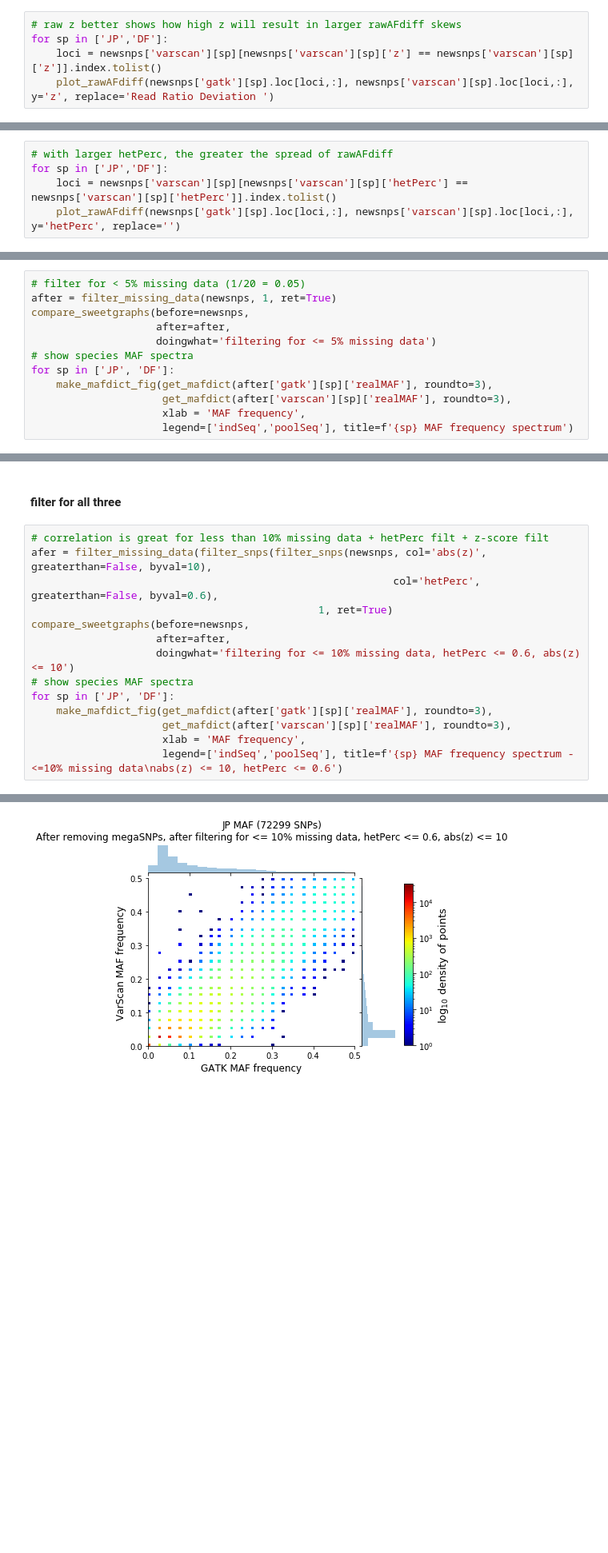
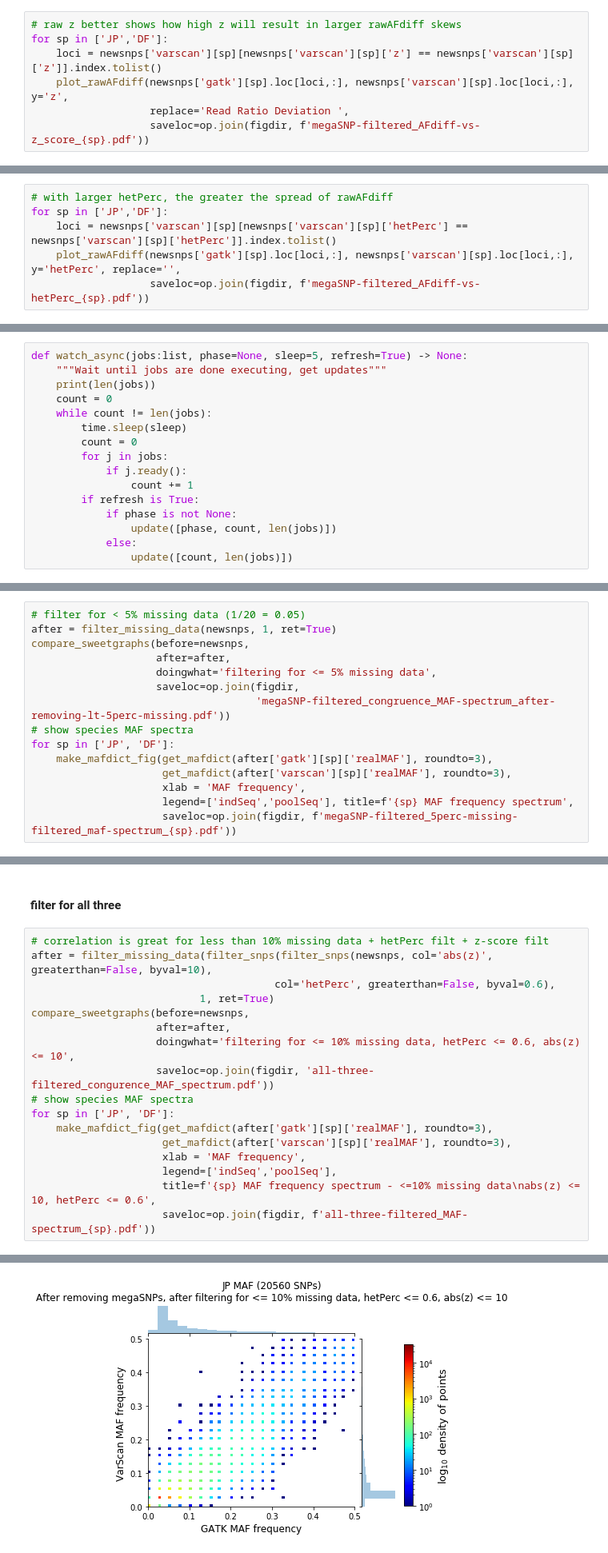
Before and after one commit to CoAdapTree/testdata_validation, a Jupyter notebook: 002_testdata_compare_AFs.ipynb, the cells around one changed output, grey strips where cells are left out. Shown at 80% size. Drawn from its saved outputs; the diff is of its cells as text; blank space fills up the shorter version.

```diff
--- a/002_testdata_compare_AFs.ipynb
+++ b/002_testdata_compare_AFs.ipynb
@@ -637,5 +634,7 @@ for sp in ['JP','DF']:
 # raw z better shows how high z will result in larger rawAFdiff skews
 for sp in ['JP','DF']:
     loci = newsnps['varscan'][sp][newsnps['varscan'][sp]['z'] == newsnps['varscan'][sp]['z']].index.tolist()
-    plot_rawAFdiff(newsnps['gatk'][sp].loc[loci,:], newsnps['varscan'][sp].loc[loci,:], y='z', replace='Read Ratio Deviation ')
+    plot_rawAFdiff(newsnps['gatk'][sp].loc[loci,:], newsnps['varscan'][sp].loc[loci,:], y='z',
+                   replace='Read Ratio Deviation ',
+                   saveloc=op.join(figdir, f'megaSNP-filtered_AFdiff-vs-z_score_{sp}.pdf'))
 # %% [output]
@@ -688,5 +694,6 @@ Correlation decreased :(
 # with larger hetPerc, the greater the spread of rawAFdiff
 for sp in ['JP','DF']:
     loci = newsnps['varscan'][sp][newsnps['varscan'][sp]['hetPerc'] == newsnps['varscan'][sp]['hetPerc']].index.tolist()
-    plot_rawAFdiff(newsnps['gatk'][sp].loc[loci,:], newsnps['varscan'][sp].loc[loci,:], y='hetPerc', replace='')
+    plot_rawAFdiff(newsnps['gatk'][sp].loc[loci,:], newsnps['varscan'][sp].loc[loci,:], y='hetPerc', replace='',
+                   saveloc=op.join(figdir, f'megaSNP-filtered_AFdiff-vs-hetPerc_{sp}.pdf'))
 # %% [output]
@@ -753,3 +769,19 @@ lview,dview = get_client()
 56 56
 # %% [markdown]
 #### look at filtering alone
+# %%
+def watch_async(jobs:list, phase=None, sleep=5, refresh=True) -> None:
+    """Wait until jobs are done executing, get updates"""
+    print(len(jobs))
+    count = 0
+    while count != len(jobs):
+        time.sleep(sleep)
+        count = 0
+        for j in jobs:
+            if j.ready():
+                count += 1
+        if refresh is True:
+            if phase is not None:
+                update([phase, count, len(jobs)])
+            else:
+                update([count, len(jobs)])
@@ -758,11 +828,14 @@ lview,dview = get_client()
 after = filter_missing_data(newsnps, 1, ret=True)
 compare_sweetgraphs(before=newsnps,
                     after=after,
-                    doingwhat='filtering for <= 5% missing data')
+                    doingwhat='filtering for <= 5% missing data',
+                    saveloc=op.join(figdir,
+                                    'megaSNP-filtered_congruence_MAF-spectrum_after-removing-lt-5perc-missing.pdf'))
 # show species MAF spectra
 for sp in ['JP', 'DF']:
     make_mafdict_fig(get_mafdict(after['gatk'][sp]['realMAF'], roundto=3),
                      get_mafdict(after['varscan'][sp]['realMAF'], roundto=3),
                      xlab = 'MAF frequency',
-                     legend=['indSeq','poolSeq'], title=f'{sp} MAF frequency spectrum')
+                     legend=['indSeq','poolSeq'], title=f'{sp} MAF frequency spectrum',
+                     saveloc=op.join(figdir, f'megaSNP-filtered_5perc-missing-filtered_maf-spectrum_{sp}.pdf'))
 # %% [output]
@@ -817,18 +894,21 @@ Correlation increased!!!
 #### filter for all three
 # %%
 # correlation is great for less than 10% missing data + hetPerc filt + z-score filt
-afer = filter_missing_data(filter_snps(filter_snps(newsnps, col='abs(z)', greaterthan=False, byval=10),
-                                                          col='hetPerc', greaterthan=False, byval=0.6),
-                                              1, ret=True)
+after = filter_missing_data(filter_snps(filter_snps(newsnps, col='abs(z)', greaterthan=False, byval=10),
+                                       col='hetPerc', greaterthan=False, byval=0.6),
+                           1, ret=True)
 compare_sweetgraphs(before=newsnps,
                     after=after,
-                    doingwhat='filtering for <= 10% missing data, hetPerc <= 0.6, abs(z) <= 10')
+                    doingwhat='filtering for <= 10% missing data, hetPerc <= 0.6, abs(z) <= 10',
+                    saveloc=op.join(figdir, 'all-three-filtered_congurence_MAF_spectrum.pdf'))
 # show species MAF spectra
 for sp in ['JP', 'DF']:
     make_mafdict_fig(get_mafdict(after['gatk'][sp]['realMAF'], roundto=3),
                      get_mafdict(after['varscan'][sp]['realMAF'], roundto=3),
                      xlab = 'MAF frequency',
-                     legend=['indSeq','poolSeq'], title=f'{sp} MAF frequency spectrum - <=10% missing data\nabs(z) <= 10, hetPerc <= 0.6')
+                     legend=['indSeq','poolSeq'],
+                     title=f'{sp} MAF frequency spectrum - <=10% missing data\nabs(z) <= 10, hetPerc <= 0.6',
+                     saveloc=op.join(figdir, f'all-three-filtered_MAF-spectrum_{sp}.pdf'))
 # %% [output]
 JP starting =  248700
 JP ending =  213421
@@ -851,2 +945,2 @@ Correlation increased!!!
-[figure, old version]
+[figure, new version]
 [figure]
```
Also changed, not shown: parts of 31 cells of this notebook.
